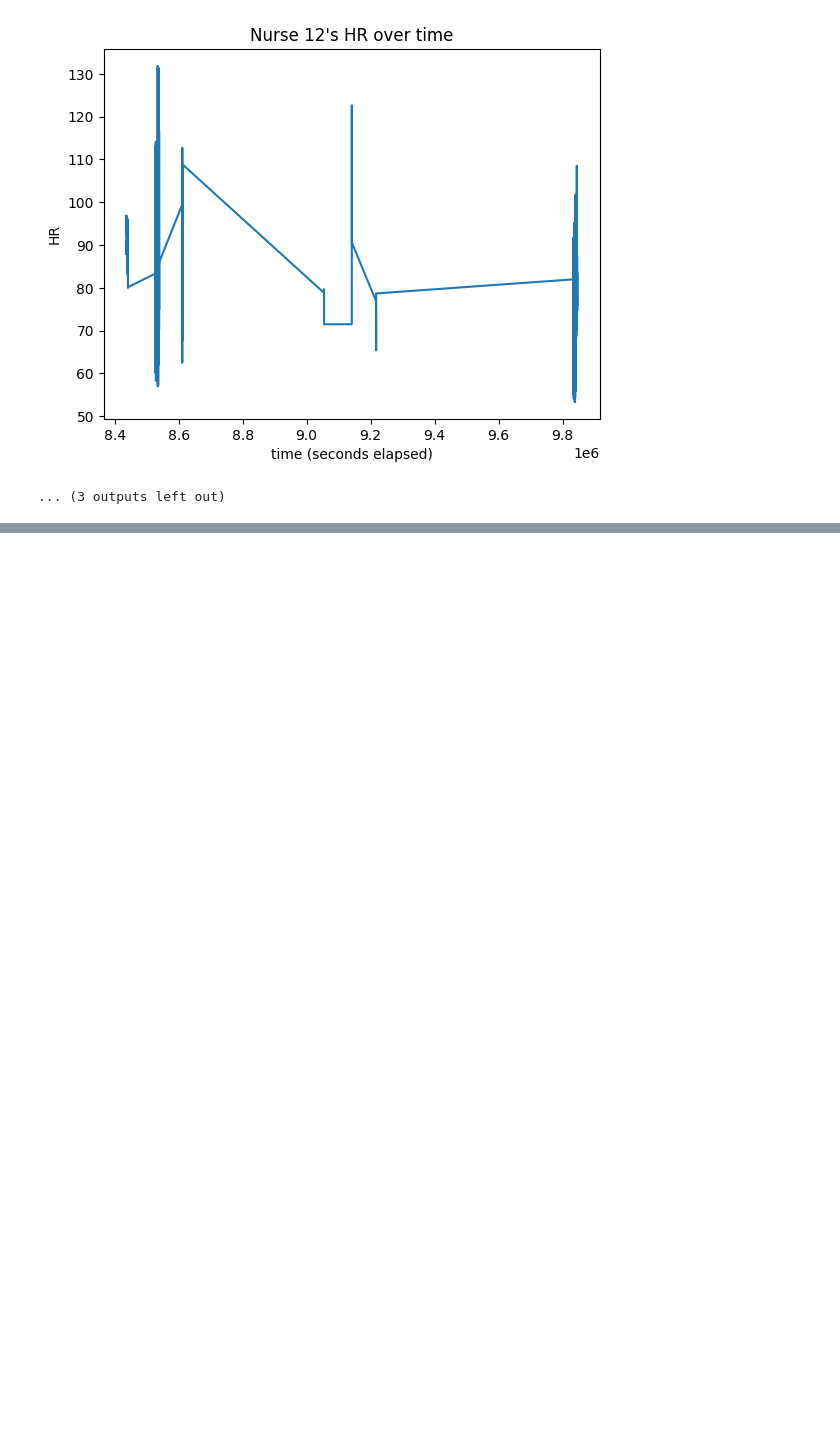
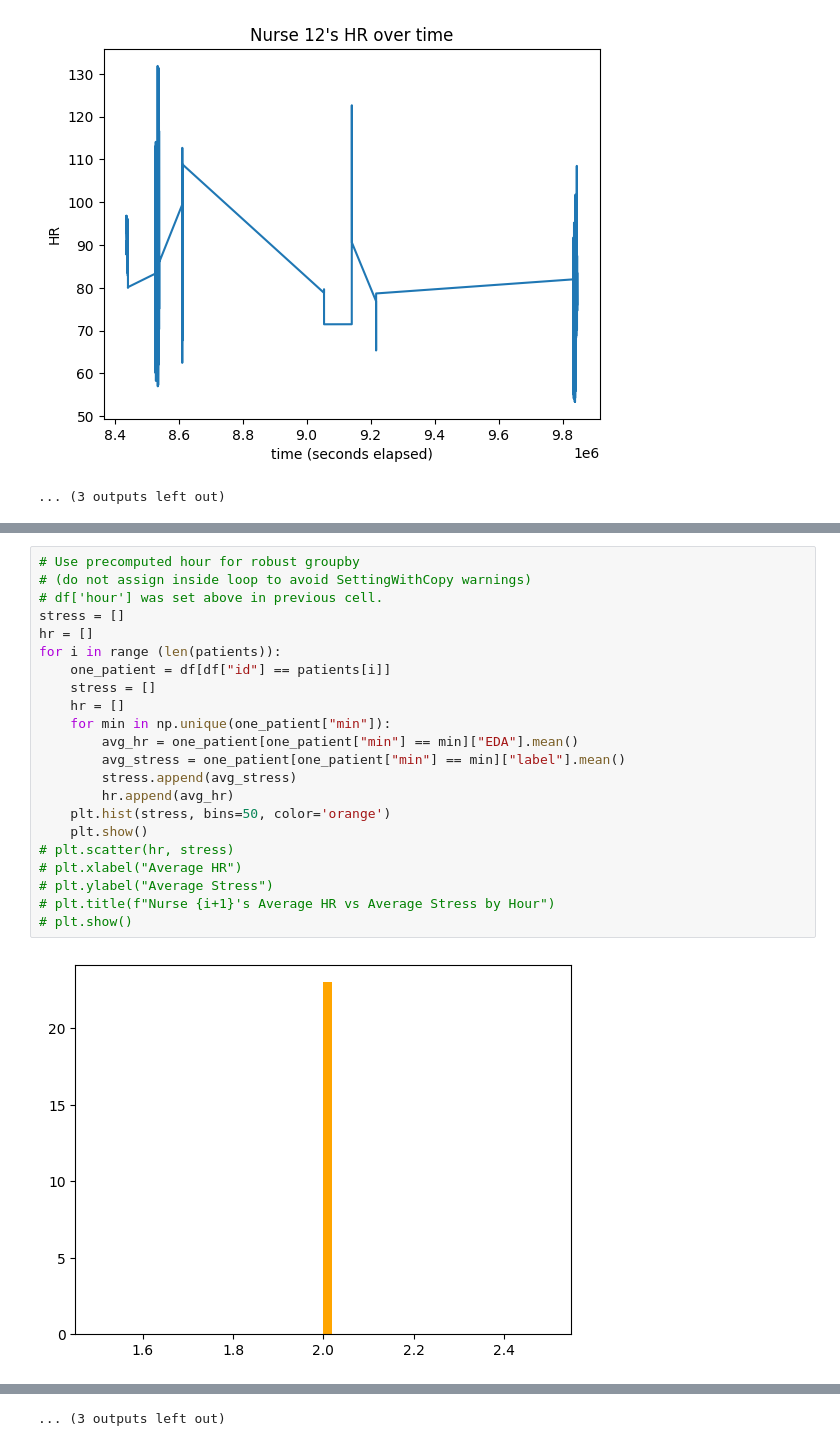
Before and after one commit to adishri8/MLMAMidtermProject, a Jupyter notebook: data_proc_nadia.ipynb, the cells around one changed output, grey strips where cells are left out. Drawn from its saved outputs; the diff is of its cells as text; blank space fills up the shorter version.

```diff
--- a/data_proc_nadia.ipynb
+++ b/data_proc_nadia.ipynb
@@ -87,0 +98,24 @@ for i in range (len(patients)):
+# %%
+# Use precomputed hour for robust groupby
+# (do not assign inside loop to avoid SettingWithCopy warnings)
+# df['hour'] was set above in previous cell.
+stress = []
+hr = []
+for i in range (len(patients)):
+    one_patient = df[df["id"] == patients[i]]
+    stress = []
+    hr = []
+    for min in np.unique(one_patient["min"]):
+        avg_hr = one_patient[one_patient["min"] == min]["EDA"].mean()
+        avg_stress = one_patient[one_patient["min"] == min]["label"].mean()
+        stress.append(avg_stress)
+        hr.append(avg_hr)
+    plt.hist(stress, bins=50, color='orange')
+    plt.show()
+# plt.scatter(hr, stress)
+# plt.xlabel("Average HR")
+# plt.ylabel("Average Stress")
+# plt.title(f"Nurse {i+1}'s Average HR vs Average Stress by Hour")
+# plt.show()
+# %% [output]
+[figure, added]
@@ -87,0 +133 @@ for i in range (len(patients)):
+... (3 outputs left out)
```
Also changed, not shown: parts of 8 cells of this notebook.
